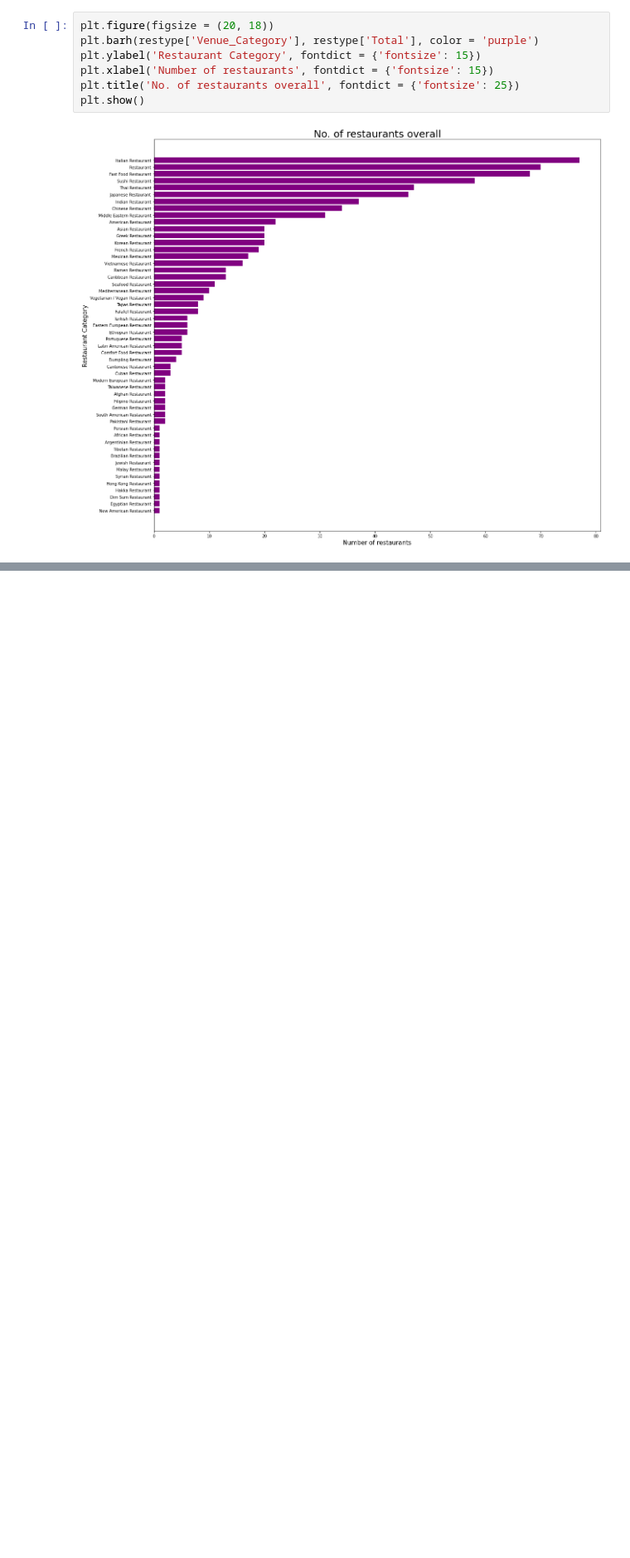
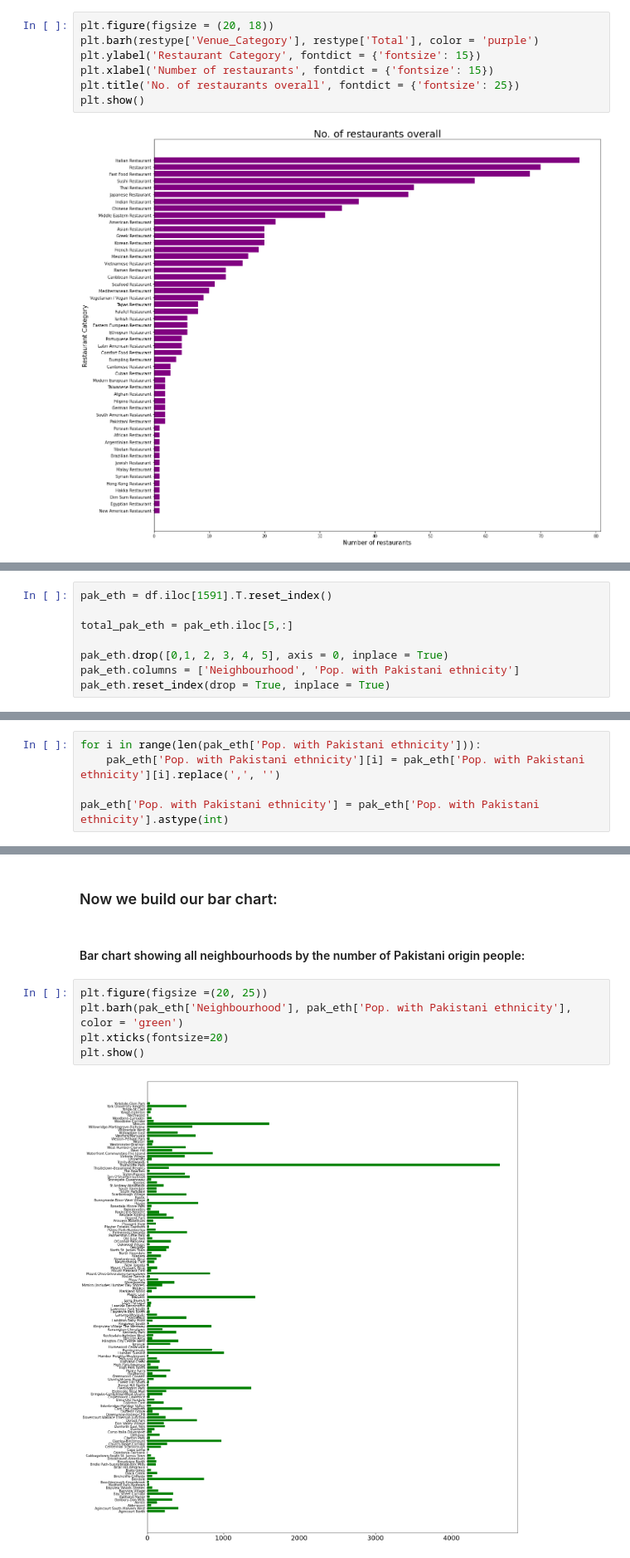
Before and after one commit to Bruno-42/Coursera_Capstone, a Jupyter notebook: Actual_final_project.ipynb, the cells around one changed output, grey strips where cells are left out. Shown at 83% size. Cells and saved outputs as stored; diff of their text form; blank space fills up the shorter version.

```diff
--- a/Actual_final_project.ipynb
+++ b/Actual_final_project.ipynb
@@ -495,0 +519,8 @@ This shows us that there are 77 neighbourhoods (nearly half of 140) where Italia
+# %%
+pak_eth = df.iloc[1591].T.reset_index()
+
+total_pak_eth = pak_eth.iloc[5,:]
+
+pak_eth.drop([0,1, 2, 3, 4, 5], axis = 0, inplace = True)
+pak_eth.columns = ['Neighbourhood', 'Pop. with Pakistani ethnicity']
+pak_eth.reset_index(drop = True, inplace = True)
@@ -495,0 +554,5 @@ This shows us that there are 77 neighbourhoods (nearly half of 140) where Italia
+# %%
+for i in range(len(pak_eth['Pop. with Pakistani ethnicity'])):
+    pak_eth['Pop. with Pakistani ethnicity'][i] = pak_eth['Pop. with Pakistani ethnicity'][i].replace(',', '')
+
+pak_eth['Pop. with Pakistani ethnicity'] = pak_eth['Pop. with Pakistani ethnicity'].astype(int)
@@ -495,0 +565,11 @@ This shows us that there are 77 neighbourhoods (nearly half of 140) where Italia
+# %% [markdown]
+### Now we build our bar chart:
+# %% [markdown]
+#### Bar chart showing all neighbourhoods by the number of Pakistani origin people:
+# %%
+plt.figure(figsize =(20, 25))
+plt.barh(pak_eth['Neighbourhood'], pak_eth['Pop. with Pakistani ethnicity'], color = 'green')
+plt.xticks(fontsize=20)
+plt.show()
+# %% [output]
+[figure, added]
```
Also changed, not shown: parts of 67 cells of this notebook.
